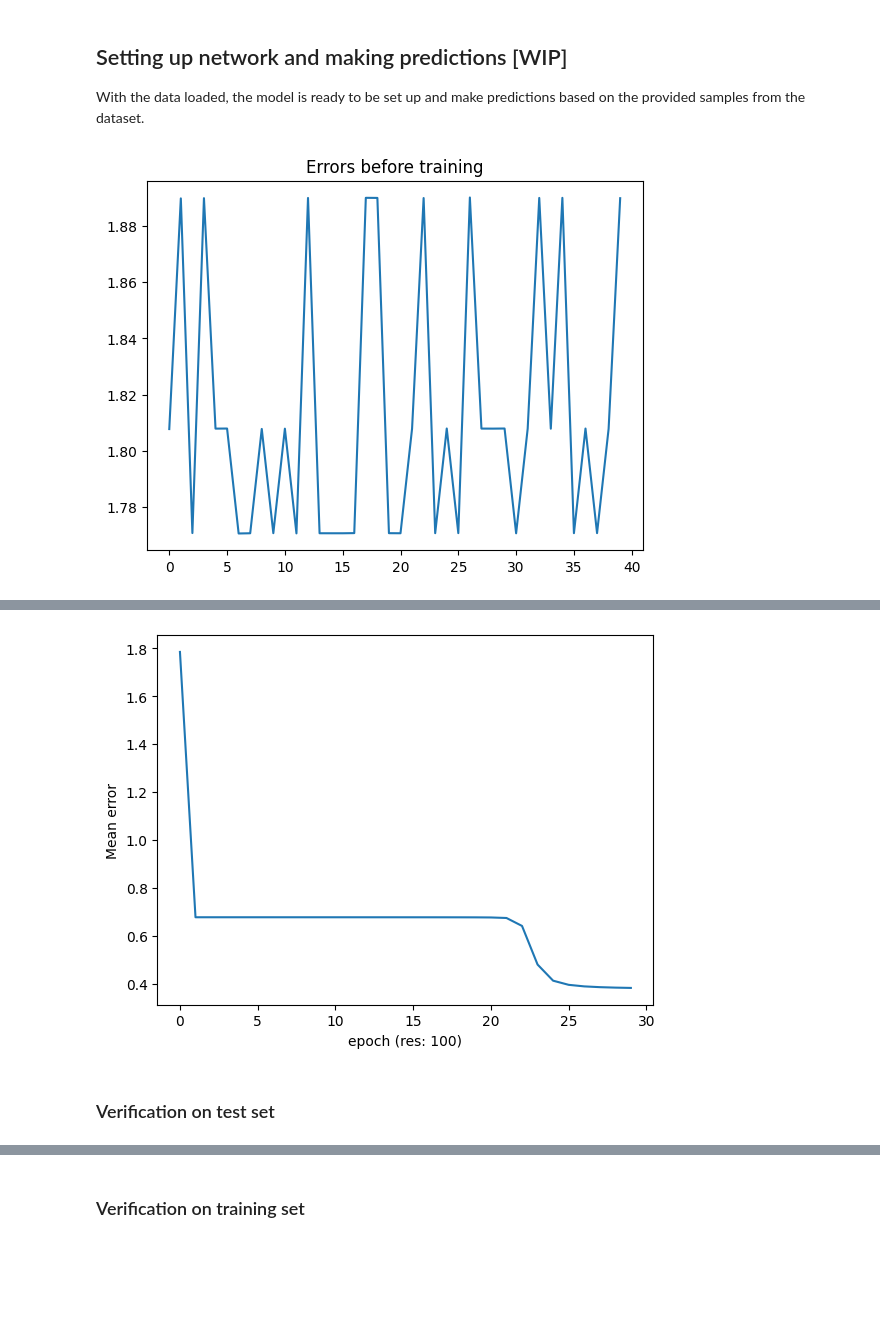
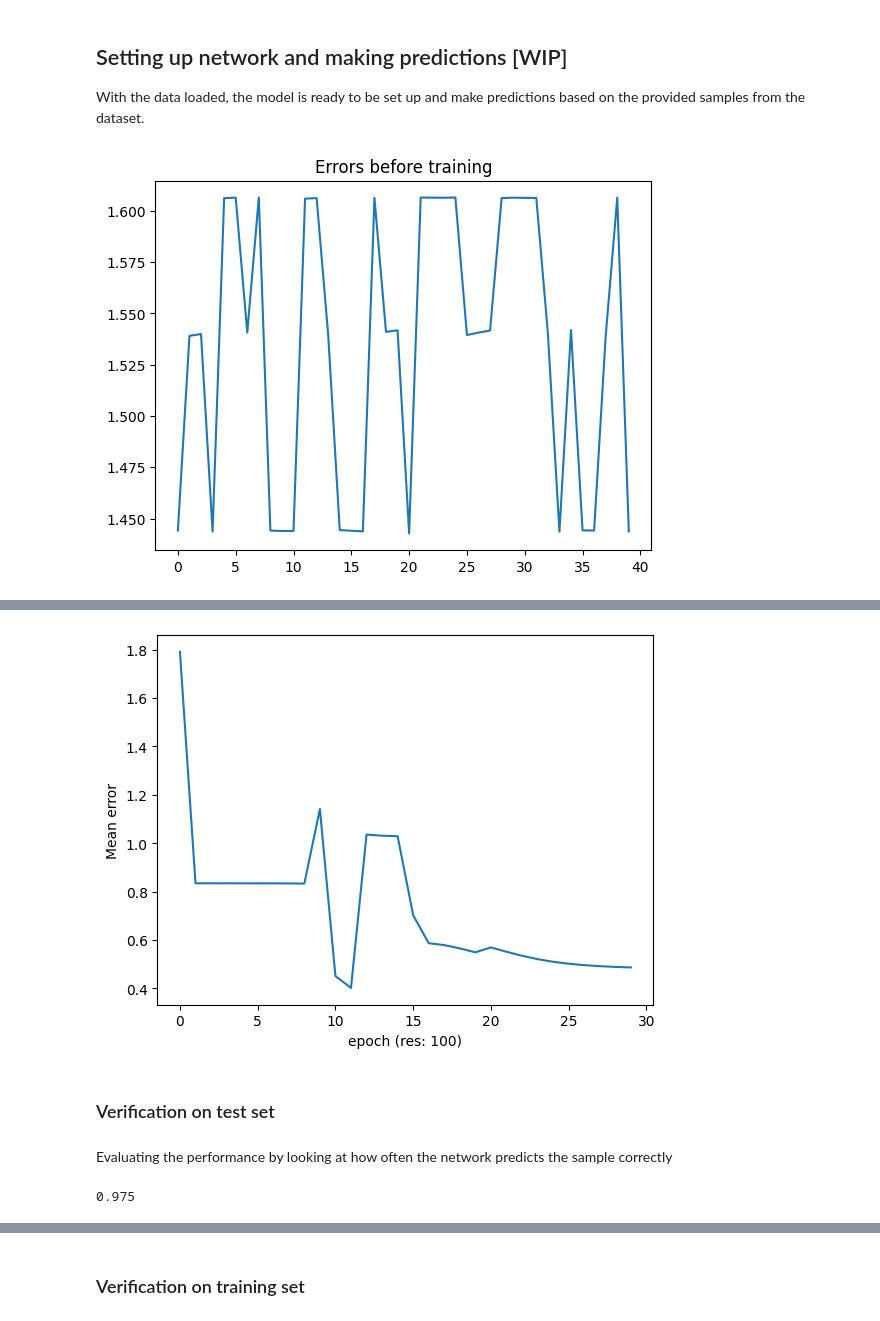
Before and after one commit to simensal/BioplausibleNN_MasterThesis_Code, a Jupyter notebook: ANN.ipynb, the cells around one changed output, grey strips where cells are left out. Saved outputs shown, nothing was run; the diff lists cells and outputs as text; code cells hidden in the pictures; blank space fills up the shorter version.

Commit message:
Added accuracy measure to the network

```diff
--- a/ANN.ipynb
+++ b/ANN.ipynb
@@ -124,8 +124,6 @@ class ANN:
         for i in range(len(self.weights) - 1, 0, -1):
             self.deltas[i] = der_activation(self.layer_inputs[i-1]) * np.dot(self.weights[i], self.deltas[i + 1])
 
-            #self.margins[i] = self.learning_rate * self.layers[i] * der_activation(self.layer_inputs[i]) * self.deltas[i + 1]
-
     def update_network(self, solution):
         """Calculates the margins of weights for the network given a traning example, and updates the weights accordingly
         """
@@ -167,12 +165,15 @@ class ANN:
             solution (ndarray(num_outputs)): Solutions to respective example
 
         Returns:
-            float: Squared error over solution
+            (float): Squared error over solution
+            pred (ndarray(#classes,)) : Prediction over the classes
         """
         assert len(sample) == self.num_features
         assert len(solution) == self.num_outputs
 
-        return np.sum((self.predict(sample) - solution)**2)
+        pred = self.predict(sample)
+
+        return np.sum((pred - solution)**2), pred
 
     def test(self, samples, solutions):
         """Test the perfomance of the network on a dataset
@@ -182,17 +183,20 @@ class ANN:
             solutions (ndarray(n,)): Set of solutions to respective examples
 
         Returns:
-            ndarray:
+            error (ndarray(n,)) : Set of squared errors for each sample
+            predictions (ndarray(n,)) : Predictions for each sample (calculated by argmax)
         """
         assert len(samples) == len(solutions)
 
         error = np.array([])
+        predictions = np.array([])
 
         for sample, solution in zip(samples, solutions):
-            sample_error = self.test_sample(sample, solution)
+            sample_error, sample_prediction = self.test_sample(sample, solution)
             error = np.append(error, sample_error)
+            predictions = np.append(predictions, np.argmax(sample_prediction))
 
-        return error
+        return error, predictions
 # %% [markdown]
 ## Preprocessing data
 
@@ -220,7 +224,7 @@ x_test = x.iloc[110:]
 With the data loaded, the model is ready to be set up and make predictions based on the provided samples from the dataset.
 # %%
 # Setting up network based on metadata
-model_hidden_layers = [10, 6]
+model_hidden_layers = [6, 4]
 
 ann = ANN(len(x.columns), model_hidden_layers, len(uniques), learning_rate=0.05)
 # %%
@@ -236,12 +240,12 @@ solutions_test = []
 for _, solutions in y_test.items():
     solutions_test.append([1 if i == solutions else 0 for i in range(len(uniques))])
 # %%
-before_errors = ann.test(x_test.to_numpy(), solutions_test)
+before_errors, _ = ann.test(x_test.to_numpy(), solutions_test)
 plt.plot(before_errors)
 plt.title('Errors before training')
 plt.show()
 # %% [output]
-[figure, old version]
+[figure, new version]
 # %%
 epochs = 3000
 sample_interval = 100
@@ -287,7 +291,7 @@ plt.xlabel(f'epoch (res: {sample_interval})')
 plt.ylabel("Mean error")
 plt.show()
 # %% [output]
-[figure, old version]
+[figure, new version]
 # %% [markdown]
 ### Verification on test set
 # %%
@@ -295,0 +300,6 @@ errors = ann.test(x_test.to_numpy(), solutions_test)
+# %% [markdown]
+Evaluating the performance by looking at how often the network predicts the sample correctly
+# %%
+np.sum(preds == y_test) / len(y_test)
+# %% [output]
+0.975
```
Also changed, not shown: parts of 8 cells of this notebook.
